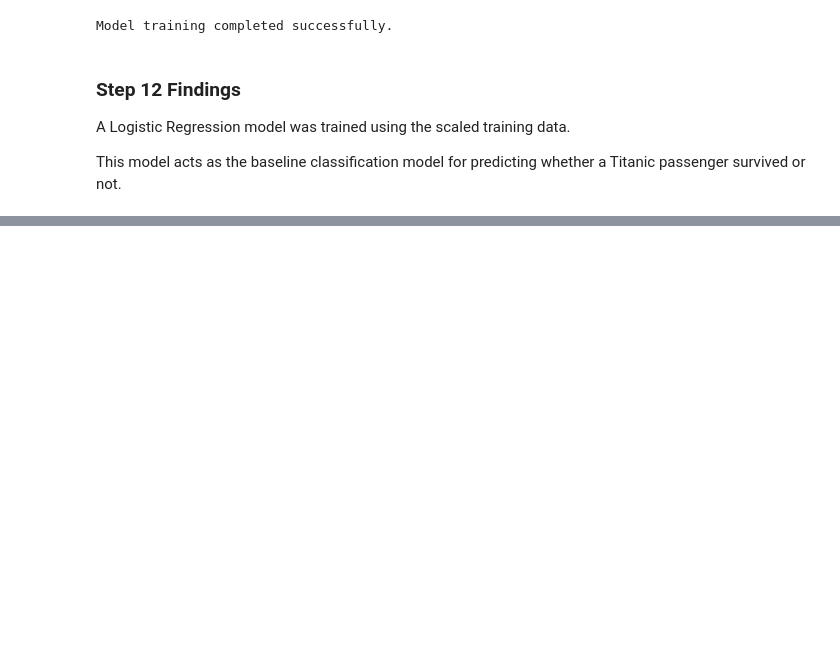
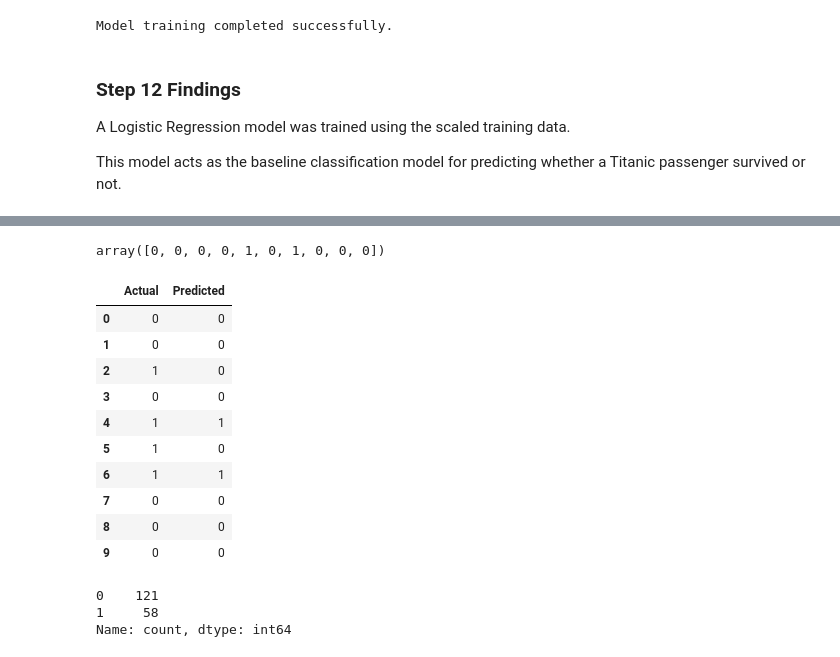
Before and after one commit to oshan-rajakaruna/titanic-survival-ml-practical, a Jupyter notebook: notebooks/01_titanic_survival_ml_pipeline.ipynb, the cells around one changed output, grey strips where cells are left out. Cells and saved outputs as stored; diff of their text form; code cells hidden in the pictures; blank space fills up the shorter version.

Commit message:
Make predictions on test data
Used the trained Logistic Regression model to predict survival outcomes on the test dataset.

```diff
--- a/notebooks/01_titanic_survival_ml_pipeline.ipynb
+++ b/notebooks/01_titanic_survival_ml_pipeline.ipynb
@@ -647,0 +654,31 @@ This model acts as the baseline classification model for predicting whether a Ti
+# %%
+y_pred = model.predict(X_test_scaled)
+# %%
+y_pred[:10]
+# %% [output]
+array([0, 0, 0, 0, 1, 0, 1, 0, 0, 0])
+# %%
+prediction_results = pd.DataFrame({
+    "Actual": y_test.values,
+    "Predicted": y_pred
+})
+
+prediction_results.head(10)
+# %% [output]
+|  | Actual | Predicted |
+| 0 | 0 | 0 |
+| 1 | 0 | 0 |
+| 2 | 1 | 0 |
+| 3 | 0 | 0 |
+| 4 | 1 | 1 |
+| 5 | 1 | 0 |
+| 6 | 1 | 1 |
+| 7 | 0 | 0 |
+| 8 | 0 | 0 |
+| 9 | 0 | 0 |
+# %%
+pd.Series(y_pred).value_counts()
+# %% [output]
+0    121
+1     58
+Name: count, dtype: int64
```
Also changed, not shown: parts of 2 cells of this notebook.
